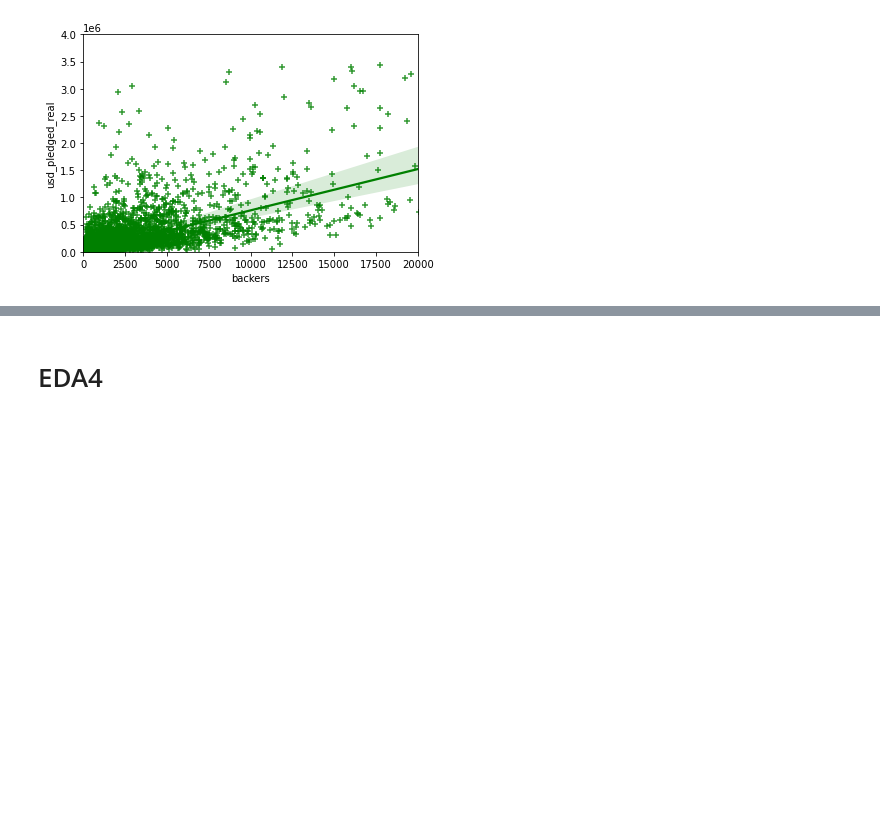
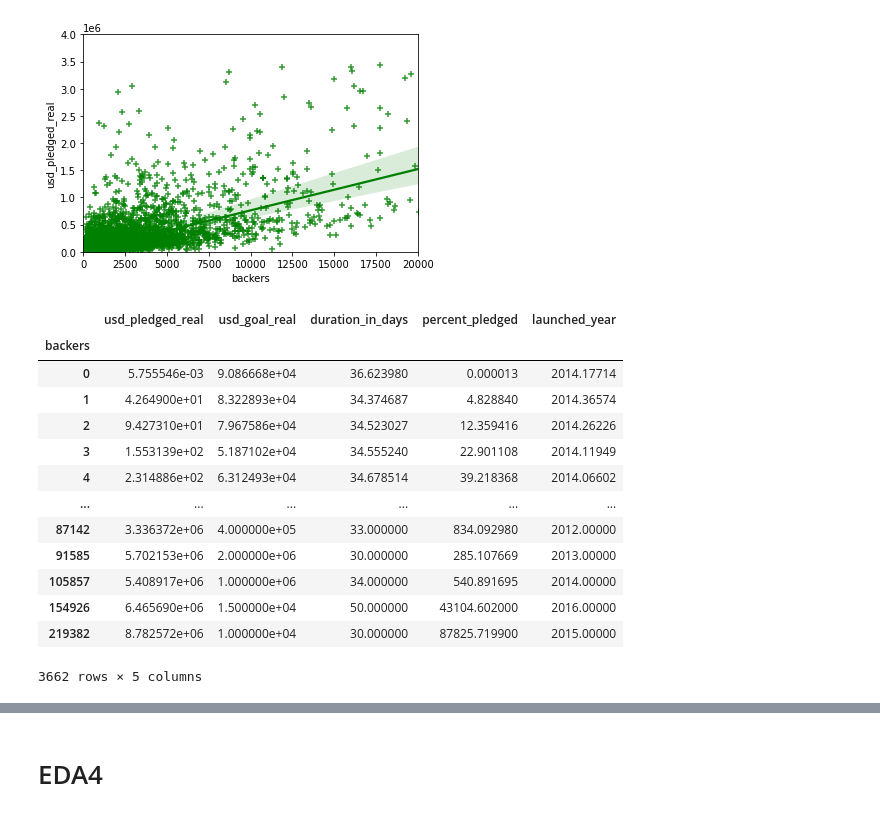
Before and after one commit to TheAidanAu/kickstarter, a Jupyter notebook: EDA2_Kickstaerter.ipynb, the cells around one changed output, grey strips where cells are left out. Saved outputs shown, nothing was run; the diff lists cells and outputs as text; code cells hidden in the pictures; blank space fills up the shorter version.

```diff
--- a/EDA2_Kickstaerter.ipynb
+++ b/EDA2_Kickstaerter.ipynb
@@ -1035,3 +1036,21 @@ plt.ylim(0,4000000)
 # %% [output]
 (0.0, 4000000.0)
 [figure]
+# %%
+usd_pledged_real_mean=df_us.groupby('backers').mean()
+usd_pledged_real_mean
+# %% [output]
+|  | usd_pledged_real | usd_goal_real | duration_in_days | percent_pledged | launched_year |
+| backers |  |  |  |  |  |
+| 0 | 5.755546e-03 | 9.086668e+04 | 36.623980 | 0.000013 | 2014.17714 |
+| 1 | 4.264900e+01 | 8.322893e+04 | 34.374687 | 4.828840 | 2014.36574 |
+| 2 | 9.427310e+01 | 7.967586e+04 | 34.523027 | 12.359416 | 2014.26226 |
+| 3 | 1.553139e+02 | 5.187102e+04 | 34.555240 | 22.901108 | 2014.11949 |
+| 4 | 2.314886e+02 | 6.312493e+04 | 34.678514 | 39.218368 | 2014.06602 |
+| ... | ... | ... | ... | ... | ... |
+| 87142 | 3.336372e+06 | 4.000000e+05 | 33.000000 | 834.092980 | 2012.00000 |
+| 91585 | 5.702153e+06 | 2.000000e+06 | 30.000000 | 285.107669 | 2013.00000 |
+| 105857 | 5.408917e+06 | 1.000000e+06 | 34.000000 | 540.891695 | 2014.00000 |
+| 154926 | 6.465690e+06 | 1.500000e+04 | 50.000000 | 43104.602000 | 2016.00000 |
+| 219382 | 8.782572e+06 | 1.000000e+04 | 30.000000 | 87825.719900 | 2015.00000 |
+3662 rows × 5 columns
```
Also changed, not shown: parts of 5 cells of this notebook.
